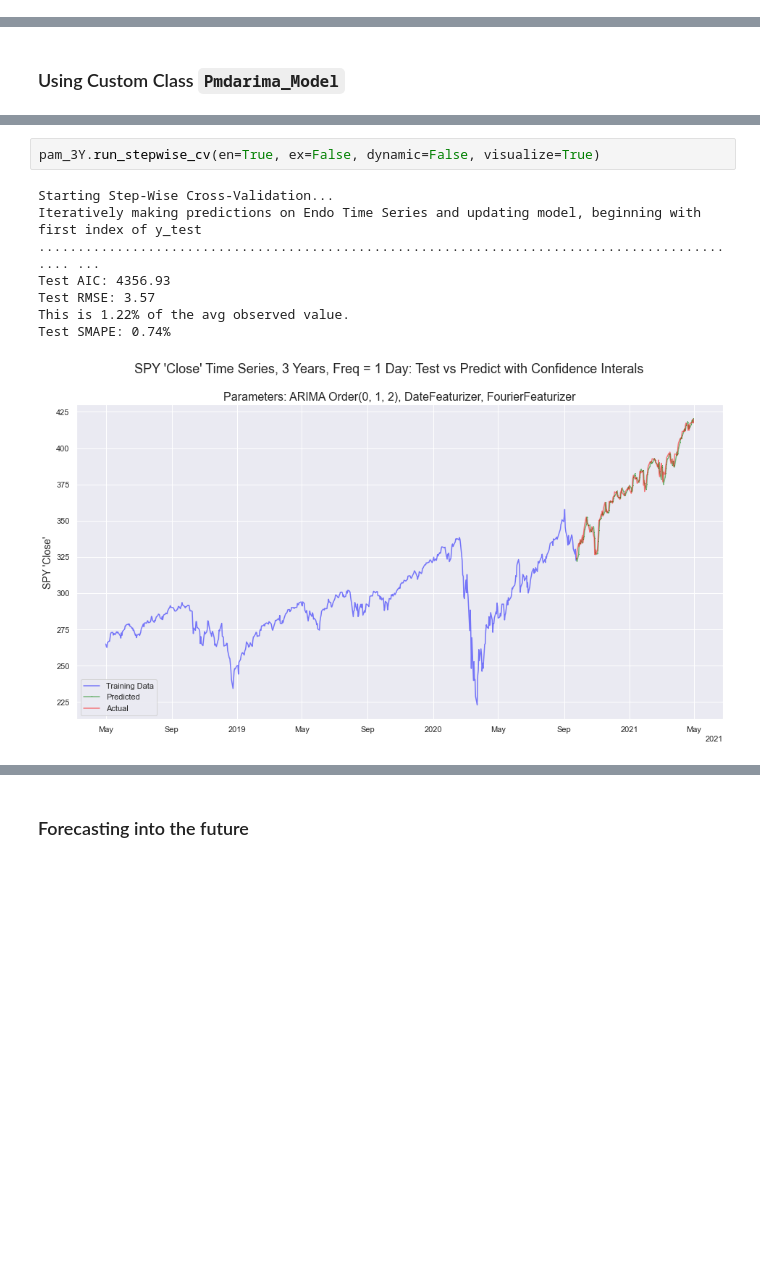
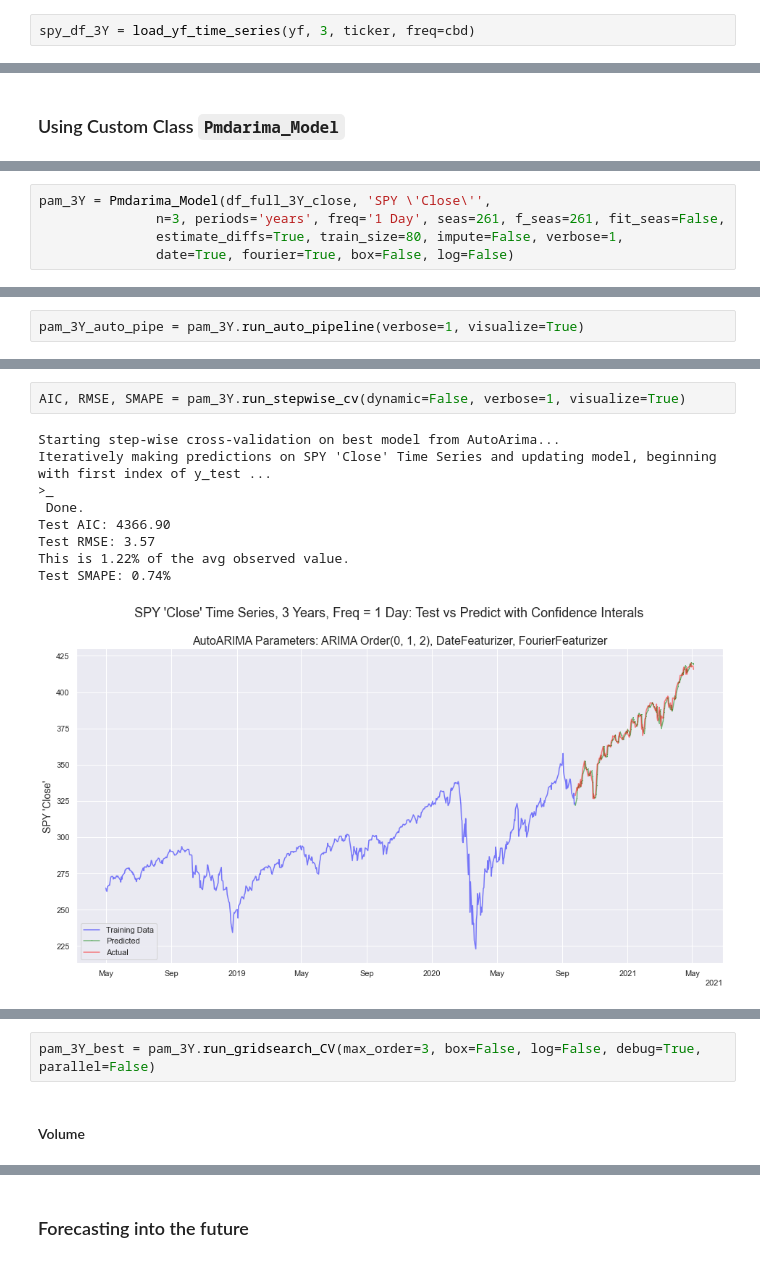
Before and after one commit to eggrollofchaos/i_spy_etf_price_predictions, a Jupyter notebook: crisp_dm_process/spy_yf_eda.ipynb, the cells around one changed output, grey strips where cells are left out. Saved outputs shown, nothing was run; the diff lists cells and outputs as text; blank space fills up the shorter version.

```diff
--- a/crisp_dm_process/spy_yf_eda.ipynb
+++ b/crisp_dm_process/spy_yf_eda.ipynb
@@ -147,3 +175,5 @@ spy_df_3Y.index = pd.to_datetime(spy_df_3Y.index)
+# %%
+spy_df_3Y = load_yf_time_series(yf, 3, ticker, freq=cbd)
 # %% [markdown]
 ### 5Y
 # %%
@@ -326,0 +455,5 @@ Test SMAPE: 17.92%
+# %%
+pam_3Y = Pmdarima_Model(df_full_3Y_close, 'SPY \'Close\'',
+               n=3, periods='years', freq='1 Day', seas=261, f_seas=261, fit_seas=False,
+               estimate_diffs=True, train_size=80, impute=False, verbose=1,
+               date=True, fourier=True, box=False, log=False)
@@ -326,0 +462,2 @@ Test SMAPE: 17.92%
+# %%
+pam_3Y_auto_pipe = pam_3Y.run_auto_pipeline(verbose=1, visualize=True)
@@ -327,10 +484,12 @@ Test SMAPE: 17.92%
 # %%
-pam_3Y.run_stepwise_cv(en=True, ex=False, dynamic=False, visualize=True)
+AIC, RMSE, SMAPE = pam_3Y.run_stepwise_cv(dynamic=False, verbose=1, visualize=True)
 # %% [output]
-Starting Step-Wise Cross-Validation...
-Iteratively making predictions on Endo Time Series and updating model, beginning with first index of y_test ............................................................................................ ...
-Test AIC: 4356.93
+Starting step-wise cross-validation on best model from AutoArima...
+Iteratively making predictions on SPY 'Close' Time Series and updating model, beginning with first index of y_test ...
+>_
+ Done.
+Test AIC: 4366.90
 Test RMSE: 3.57
 This is 1.22% of the avg observed value.
 Test SMAPE: 0.74%
-[figure, old version]
+[figure, new version]
@@ -337,0 +497,4 @@ Test SMAPE: 0.74%
+# %%
+pam_3Y_best = pam_3Y.run_gridsearch_CV(max_order=3, box=False, log=False, debug=True, parallel=False)
+# %% [markdown]
+#### Volume
```
Also changed, not shown: parts of 289 cells of this notebook, 49 other files.
